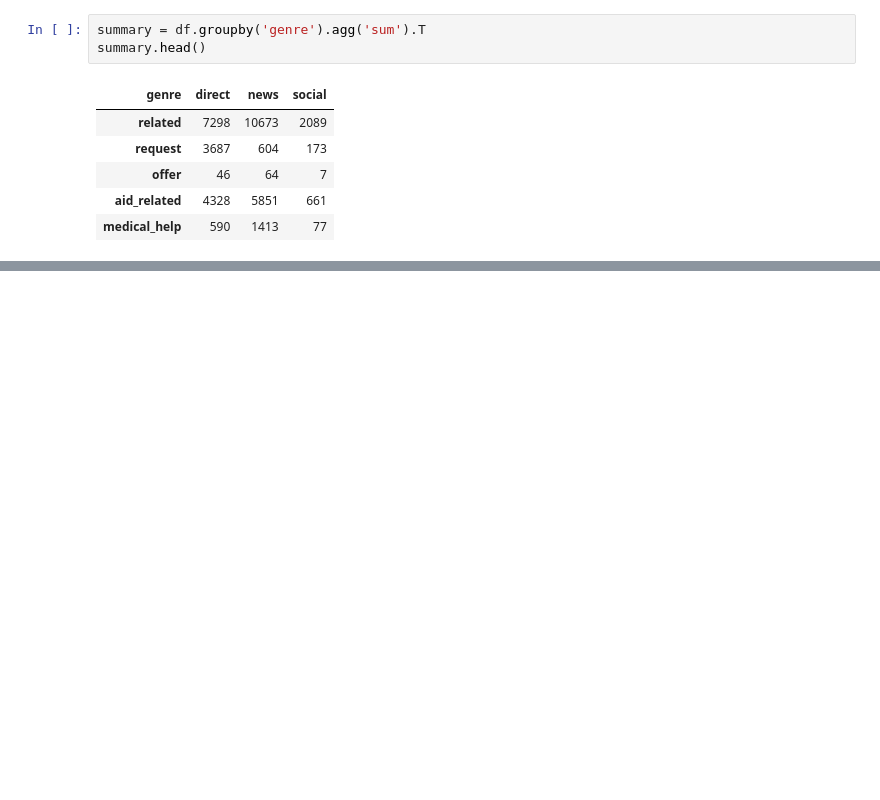
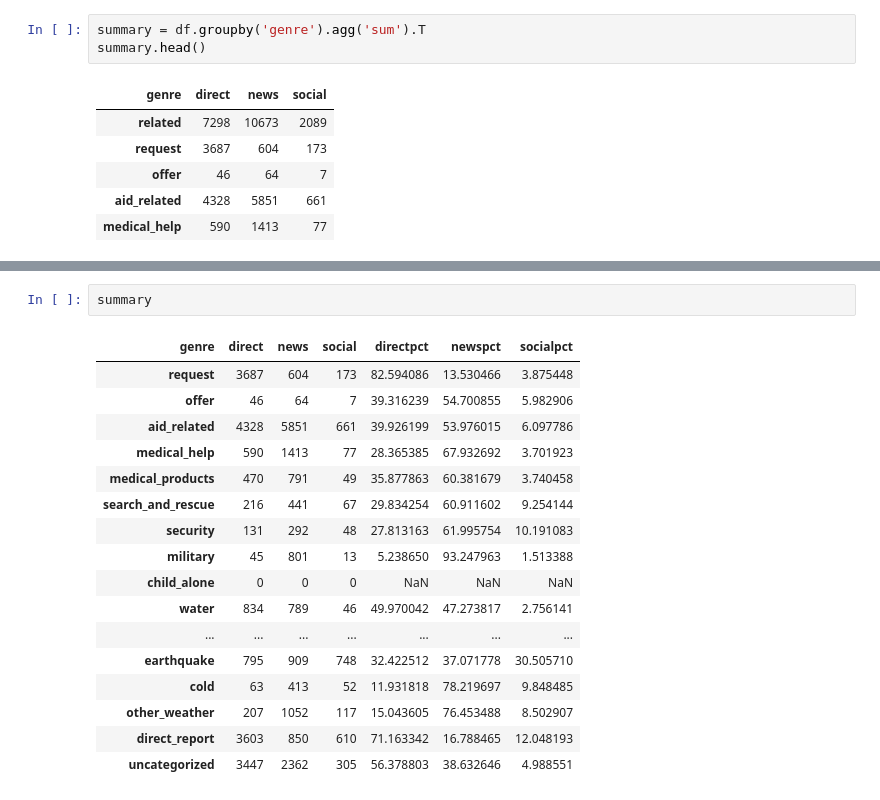
Before and after one commit to LexiAM/disaster_response_NLP_pipeline, a Jupyter notebook: notebooks/Training Data Exploration.ipynb, the cells around one changed output, grey strips where cells are left out. Drawn from its saved outputs; the diff is of its cells as text; blank space fills up the shorter version.

```diff
--- a/notebooks/Training Data Exploration.ipynb
+++ b/notebooks/Training Data Exploration.ipynb
@@ -106,0 +142,20 @@ plt.title('Sources of Disaster Messages By Category', fontsize=18);
+# %%
+summary
+# %% [output]
+| genre | direct | news | social | directpct | newspct | socialpct |
+| request | 3687 | 604 | 173 | 82.594086 | 13.530466 | 3.875448 |
+| offer | 46 | 64 | 7 | 39.316239 | 54.700855 | 5.982906 |
+| aid_related | 4328 | 5851 | 661 | 39.926199 | 53.976015 | 6.097786 |
+| medical_help | 590 | 1413 | 77 | 28.365385 | 67.932692 | 3.701923 |
+| medical_products | 470 | 791 | 49 | 35.877863 | 60.381679 | 3.740458 |
+| search_and_rescue | 216 | 441 | 67 | 29.834254 | 60.911602 | 9.254144 |
+| security | 131 | 292 | 48 | 27.813163 | 61.995754 | 10.191083 |
+| military | 45 | 801 | 13 | 5.238650 | 93.247963 | 1.513388 |
+| child_alone | 0 | 0 | 0 | NaN | NaN | NaN |
+| water | 834 | 789 | 46 | 49.970042 | 47.273817 | 2.756141 |
+| ... | ... | ... | ... | ... | ... | ... |
+| earthquake | 795 | 909 | 748 | 32.422512 | 37.071778 | 30.505710 |
+| cold | 63 | 413 | 52 | 11.931818 | 78.219697 | 9.848485 |
+| other_weather | 207 | 1052 | 117 | 15.043605 | 76.453488 | 8.502907 |
+| direct_report | 3603 | 850 | 610 | 71.163342 | 16.788465 | 12.048193 |
+| uncategorized | 3447 | 2362 | 305 | 56.378803 | 38.632646 | 4.988551 |
```
Also changed, not shown: parts of 9 cells of this notebook, 4 other files.
